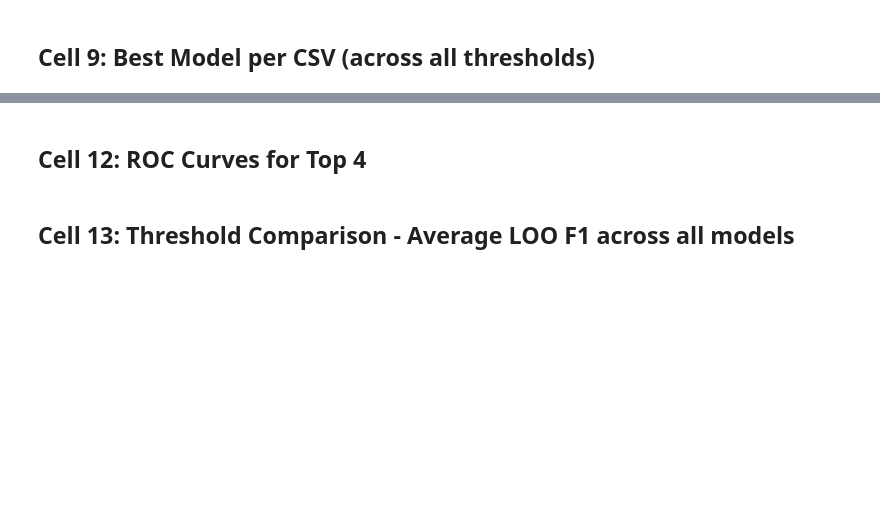
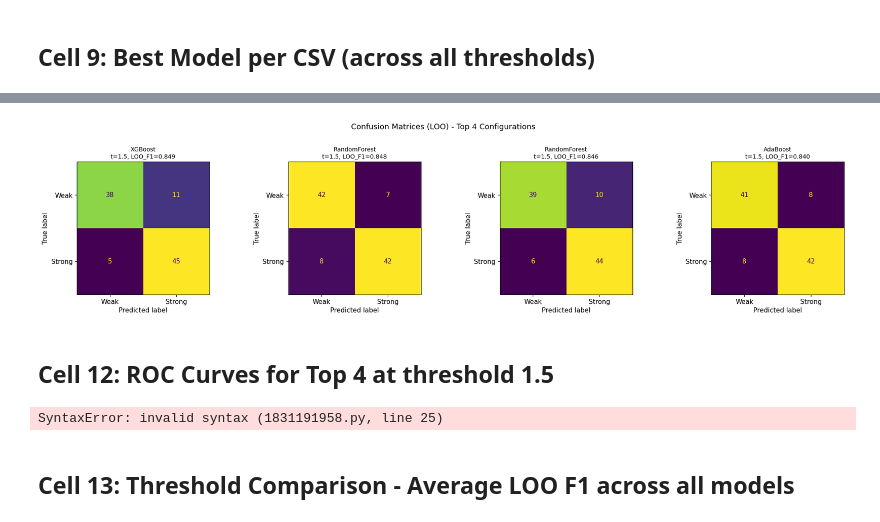
Before and after one commit to bulia-keshav/Rashba-DDP, a Jupyter notebook: Weight-contribution/contribution-model/best-descriptors-model-study/nb4_classification.ipynb, the cells around one changed output, grey strips where cells are left out. Saved outputs shown, nothing was run; the diff lists cells and outputs as text; code cells hidden in the pictures; blank space fills up the shorter version.

```diff
--- a/Weight-contribution/contribution-model/best-descriptors-model-study/nb4_classification.ipynb
+++ b/Weight-contribution/contribution-model/best-descriptors-model-study/nb4_classification.ipynb
@@ -415,26 +515,32 @@ plt.show()
 # %%
-top4 = df_results.head(4)
+df_thresh_15 = df_results[df_results['threshold'] == 1.5]
+top4 = df_thresh_15.head(4)
 fig, axes = plt.subplots(1, 4, figsize=(20, 4.5))
 
 for idx, (_, row) in enumerate(top4.iterrows()):
     key = (row['threshold'], row['csv'], row['model'])
     det = detailed_results[key]
 
     cm = confusion_matrix(det['y_true'], det['y_pred_loo'])
     ConfusionMatrixDisplay(cm, display_labels=['Weak', 'Strong']).plot(ax=axes[idx], colorbar=False)
     axes[idx].set_title(f"{row['model']}\nt={row['threshold']}, LOO_F1={row['LOO_F1']:.3f}", fontsize=10)
 
 plt.suptitle('Confusion Matrices (LOO) - Top 4 Configurations', fontsize=13, y=1.02)
 plt.tight_layout()
 plt.savefig('confusion_matrices_top4.png', dpi=150, bbox_inches='tight')
 plt.show()
+# %% [output]
+[figure, added]
 # %% [markdown]
-## Cell 12: ROC Curves for Top 4
+## Cell 12: ROC Curves for Top 4 at threshold 1.5
 # %%
+df_thresh_15 = df_results[df_results['threshold'] == 1.5]
+top4_roc = df_thresh_15.head(4)
+
 fig, ax = plt.subplots(figsize=(8, 7))
 colors = ['#1f77b4', '#ff7f0e', '#2ca02c', '#d62728']
 
-for idx, (_, row) in enumerate(top4.iterrows()):
+for idx, (_, row) in enumerate(top4_roc.iterrows()):
     key = (row['threshold'], row['csv'], row['model'])
     det = detailed_results[key]
 
@@ -451,9 +557,11 @@ ax.set_title('ROC Curves (LOO) - Top 4 Configurations')
 ax.legend(loc='lower right', fontsize=9)
 ax.set_xlim([-0.02, 1.02])
 ax.set_ylim([-0.02, 1.02])
-plt.tight_layout()
+
+plt.tight_layout()plt.show()
 plt.savefig('roc_curves_top4.png', dpi=150, bbox_inches='tight')
-plt.show()
+# %% [output]
+SyntaxError: invalid syntax (1831191958.py, line 25)
 # %% [markdown]
 ## Cell 13: Threshold Comparison - Average LOO F1 across all models
 # %%
```
Also changed, not shown: parts of 21 cells of this notebook, 8 other files.
